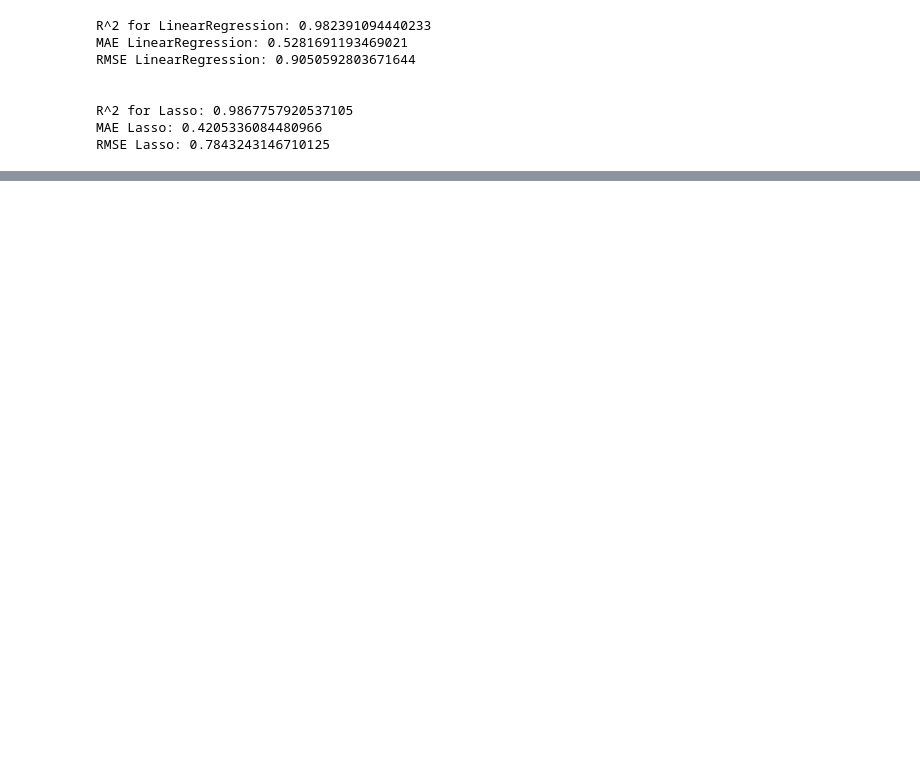
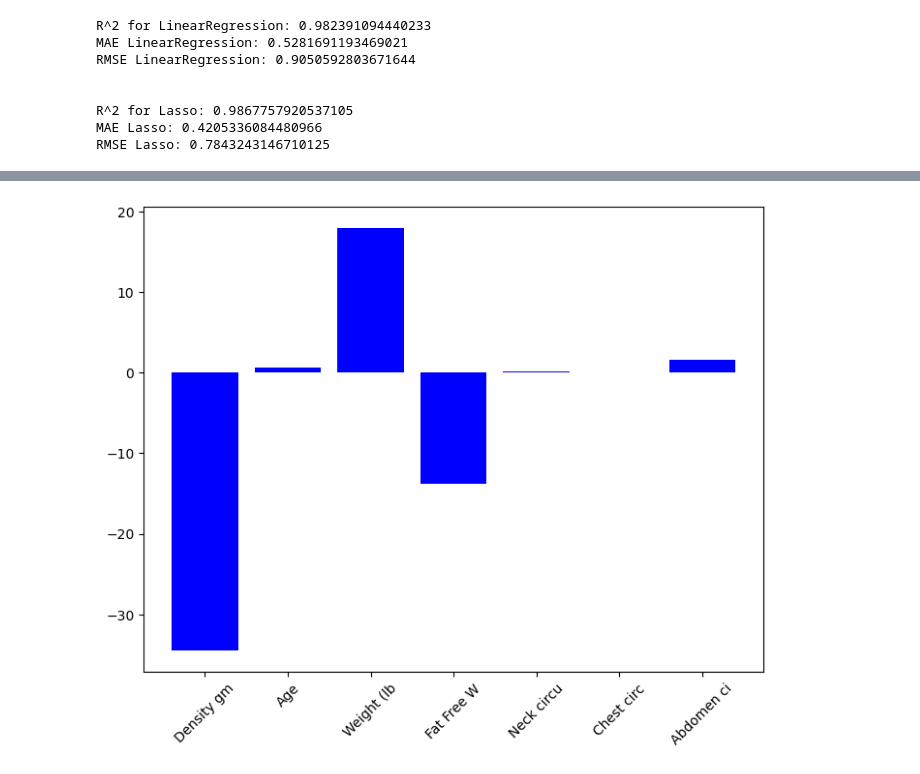
Before and after one commit to sergio-aci/Practice, a Jupyter notebook: Lasso Regression and Hyperparameter tuning using sklearn.ipynb, the cells around one changed output, grey strips where cells are left out. Cells and saved outputs as stored; diff of their text form; code cells hidden in the pictures; blank space fills up the shorter version.

Commit message:
Lasso Regression 20221207

```diff
--- a/Lasso Regression and Hyperparameter tuning using sklearn.ipynb
+++ b/Lasso Regression and Hyperparameter tuning using sklearn.ipynb
@@ -398,15 +344,0 @@ plt.show()
-# %%
-importance = data['estimators'][LASSO][GRID_CV].best_estimator_.coef_
-keys = list(X_train.keys())
-# summarize feature importance
-for sequence, coefficient in enumerate(importance):
-    print(f'Feature: {keys[sequence]}, Score: {coefficient})
-
-labels =[x[:10] for x in keys]
-fig = plt.figure()
-ax = fig.add_axes([0,0,1,1])
-ax.bar([x for x in range(len(importance))], height=importance, color='b')
-ax.set_xticklabels([labels[i - 1] for i in range(len(importance) +1)], rotation=45)
-
-plt.show()
-return importance
@@ -431,0 +420,15 @@ SyntaxError: 'return' outside function (1828889743.py, line 14)
+# %%
+data = {}
+data['estimators'] = []
+# %%
+for sequence, regressor in enumerate(regression_models):
+    rgr = GridSearchCV(estimator=regressor,
+                       param_grid=param_grid[sequence],
+                       scoring=scoring,
+                       cv=cv,
+                       n_jobs=-1,
+                       error_score='raise',
+                       verbose=3
+                      )
+    rgr.fit(X_train, y_train)
+    data['estimators'].append((regressor.__class__.__name__, rgr))
@@ -431,0 +479,10 @@ SyntaxError: 'return' outside function (1828889743.py, line 14)
+# %%
+labels =[x[:10] for x in X_train.columns]
+fig = plt.figure()
+ax = fig.add_axes([0,0,1,1])
+ax.bar([x for x in range(len(importance))], height=importance, color='b')
+ax.set_xticks([i for i in range(len(importance))])
+ax.set_xticklabels([labels[i] for i in range(len(importance))], rotation=45)
+plt.show()
+# %% [output]
+[figure, added]
```
Also changed, not shown: parts of 22 cells of this notebook.
